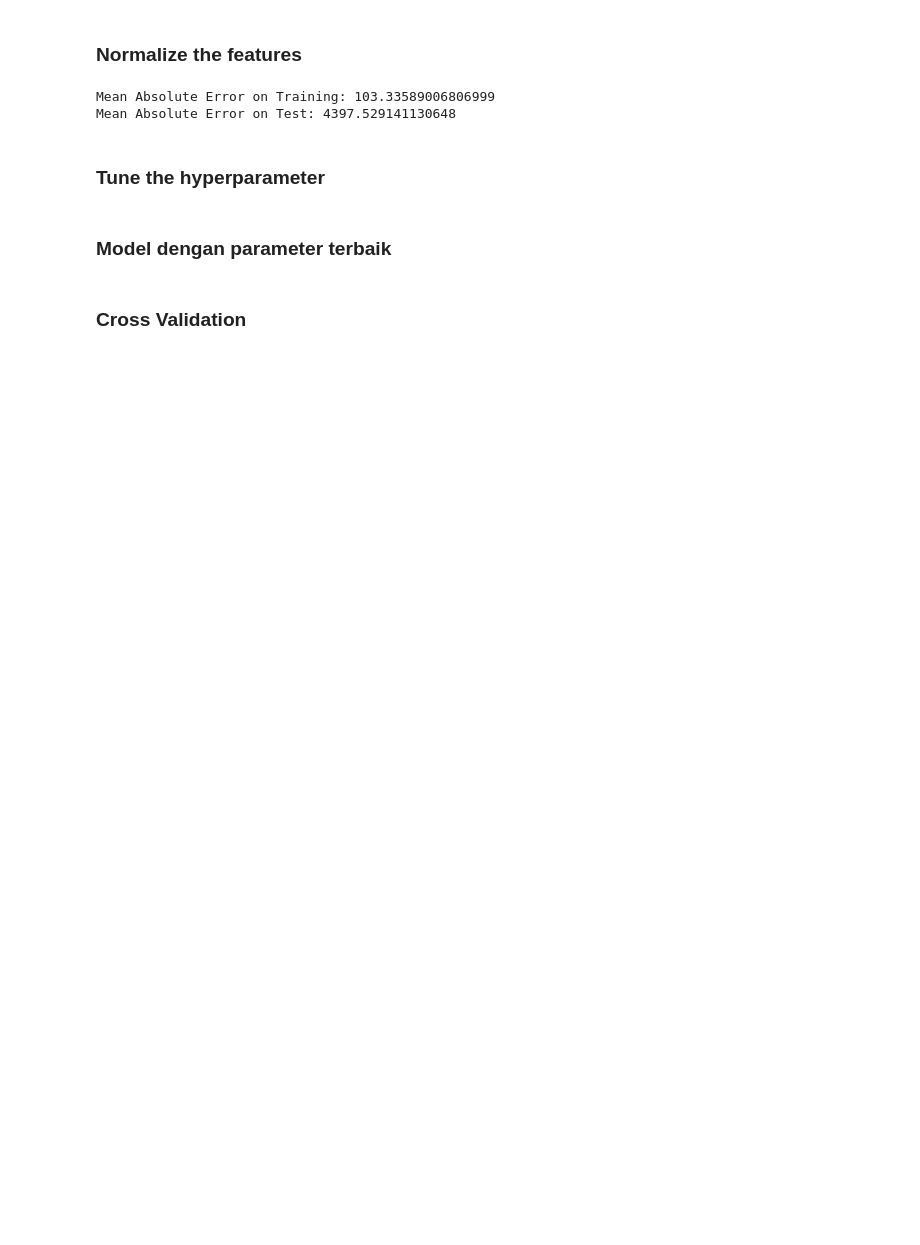
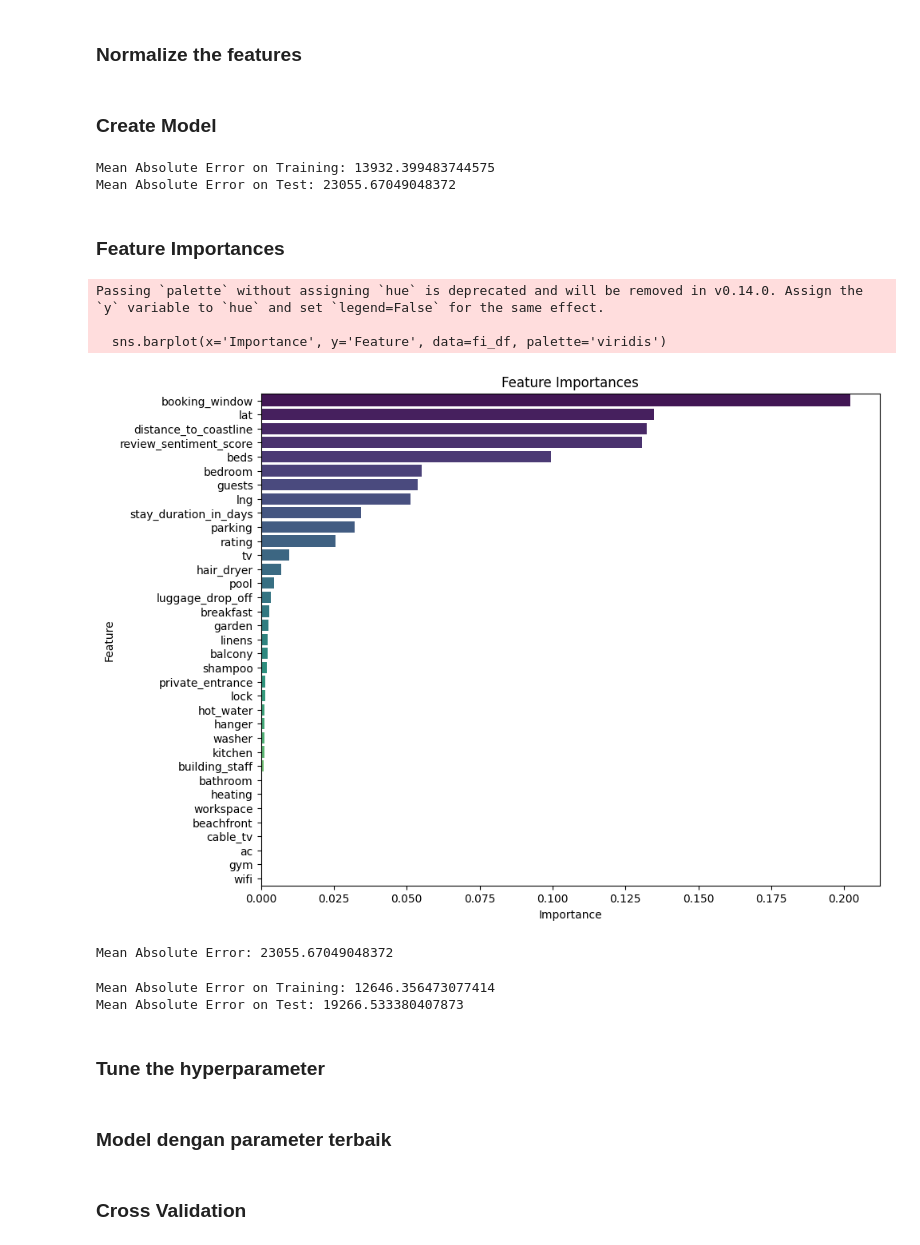
Before and after one commit to naufalsutrisna/Room-Pricing-Bukit-Vista, a Jupyter notebook: machine learning/gbr_model.ipynb, the cells around one changed output. Saved outputs shown, nothing was run; the diff lists cells and outputs as text; code cells hidden in the pictures; blank space fills up the shorter version.

Commit message:
Tuned Gradient Boosting Regressor model and fix preprocessing

```diff
--- a/machine learning/gbr_model.ipynb
+++ b/machine learning/gbr_model.ipynb
@@ -43,9 +44,8 @@ memory usage: 15.5+ MB
 ###  Normalize the features
 # %%
 # Separate features and target variable
-X = df.drop(columns=['booking_earned', 'property_name', 'room_name',
-                     'review_sentiment_score', 'rating_rounded'])  # Features
-y = df['booking_earned']  # Target variable
+X = df.drop(columns=['average_daily_rate', 'property_name', 'room_id'])  # Features
+y = df['average_daily_rate']  # Target variable
 
 # Melakukan standarisasi pada fitur
 scaler = StandardScaler()
@@ -53,6 +53,8 @@ X_scaled = scaler.fit_transform(X)
 
 # Split the data into training and testing sets
 X_train, X_test, y_train, y_test = train_test_split(X_scaled, y, test_size=0.2, random_state=42)
+# %% [markdown]
+### Create Model
 # %%
 # Initialize the XGBoost model
 model = GradientBoostingRegressor(n_estimators=2000, max_depth=7, random_state=42)
@@ -70,5 +72,49 @@ mae_test = mean_absolute_error(y_test, y_pred_test)
 print(f'Mean Absolute Error on Training: {mae_train}')
 print(f'Mean Absolute Error on Test: {mae_test}')
 # %% [output]
-Mean Absolute Error on Training: 103.33589006806999
-Mean Absolute Error on Test: 4397.529141130648
+Mean Absolute Error on Training: 13932.399483744575
+Mean Absolute Error on Test: 23055.67049048372
+# %% [markdown]
+### Feature Importances
+# %%
+model = GradientBoostingRegressor(n_estimators=2000, max_depth=7, random_state=42)
+
+# Melatih model pada data
+model.fit(X_train, y_train)
+
+# Get feature importances from the best model
+feature_importances = model.feature_importances_
+
+# Create a DataFrame to store feature importances with corresponding column names
+fi_df = pd.DataFrame({'Feature': X.columns,
+                      'Importance': feature_importances})
+
+# Sort the DataFrame by feature importance values
+fi_df = fi_df.sort_values(by='Importance', ascending=False)
+
+# Set the figure size for better readability
+plt.figure(figsize=(10, 8))
+
+# Create a barplot with Seaborn
+sns.barplot(x='Importance', y='Feature', data=fi_df, palette='viridis')
+
+# Add title and labels to the plot
+plt.title('Feature Importances')
+plt.xlabel('Importance')
+plt.ylabel('Feature')
+
+# Show the plot
+plt.show()
+
+# Make predictions on the test set using the best model
+y_pred = model.predict(X_test)
+
+# Calculate Mean Absolute Error (MAE)
+mae = mean_absolute_error(y_test, y_pred)
+print("Mean Absolute Error:", mae)
+# %% [output]
+Passing `palette` without assigning `hue` is deprecated and will be removed in v0.14.0. Assign the `y` variable to `hue` and set `legend=False` for the same effect.
+
+  sns.barplot(x='Importance', y='Feature', data=fi_df, palette='viridis')
+[figure, added]
+Mean Absolute Error: 23055.67049048372
@@ -75,3 +132,22 @@ Mean Absolute Error on Test: 4397.529141130648
+# %%
+# Initialize the XGBoost model
+model = GradientBoostingRegressor(n_estimators=2000, max_depth=7, random_state=42)
+
+# Fit the model on the training important data
+model.fit(X_train_important, y_train_important)
+
+# Make predictions on the test important data
+y_pred_important_train = model.predict(X_train_important)
+y_pred_important_test = model.predict(X_test_important)
+
+# Evaluate the model
+mae_important_train = mean_absolute_error(y_train_important, y_pred_important_train)
+mae_important_test = mean_absolute_error(y_test_important, y_pred_important_test)
+print(f'Mean Absolute Error on Training: {mae_important_train}')
+print(f'Mean Absolute Error on Test: {mae_important_test}')
+# %% [output]
+Mean Absolute Error on Training: 12646.356473077414
+Mean Absolute Error on Test: 19266.533380407873
 # %% [markdown]
 ### Tune the hyperparameter
 # %%
```
Also changed, not shown: parts of 5 cells of this notebook, 1 other file.
